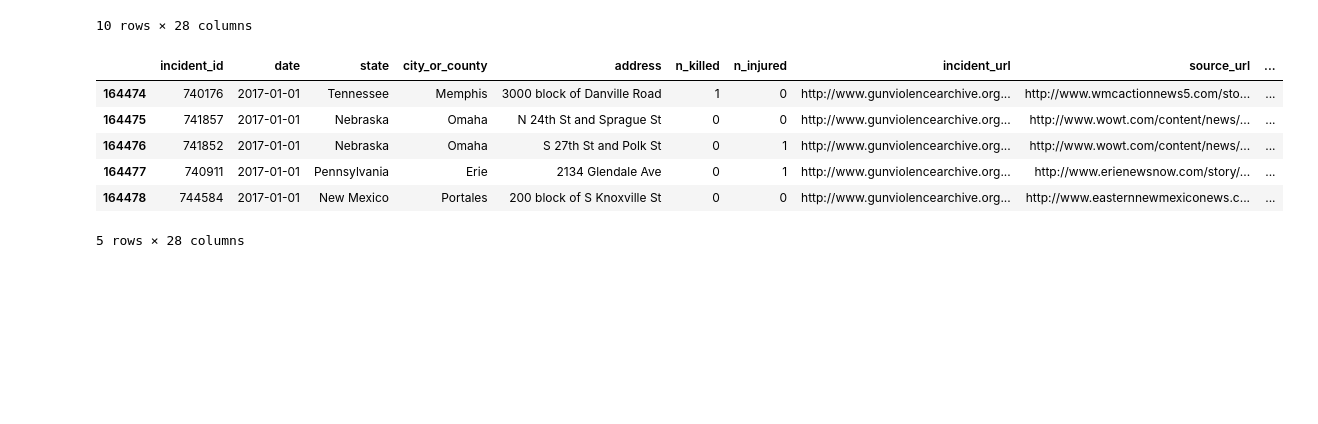
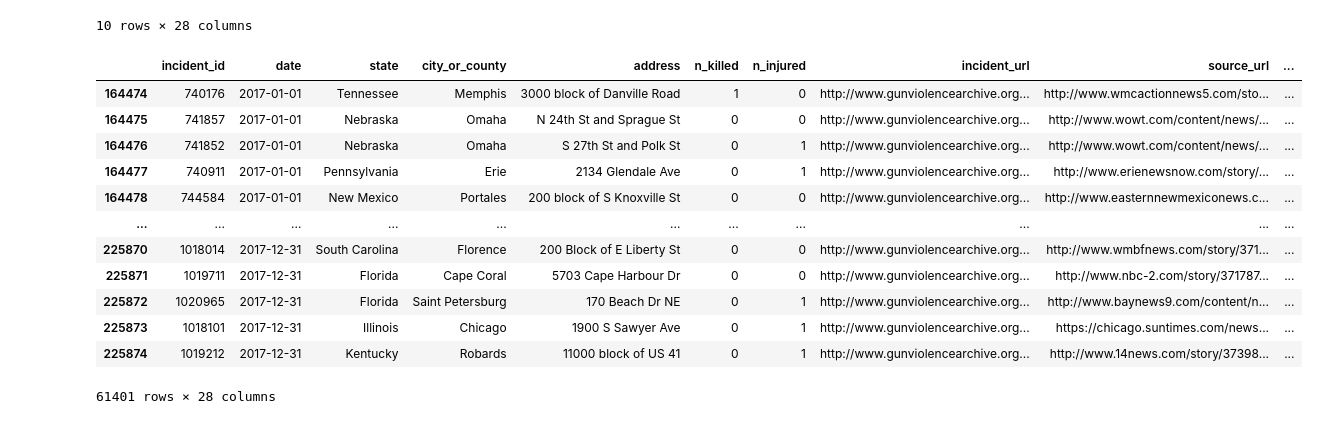
Before and after one commit to nvenkate-cyber/gun_shootings.github.io, a Jupyter notebook: Gun-Violence.ipynb, the cells around one changed output. Drawn from its saved outputs; the diff is of its cells as text; code cells hidden in the pictures; blank space fills up the shorter version.

```diff
--- a/Gun-Violence.ipynb
+++ b/Gun-Violence.ipynb
@@ -23,12 +23,19 @@ df.head(10)
 # %%
 df["date"] = pd.to_datetime(df["date"])
 df = df.iloc[164474:]
-df.head()
+df = df.iloc[:-13802]
+df
 # %% [output]
 |  | incident_id | date | state | city_or_county | address | n_killed | n_injured | incident_url | source_url | ... |
 | 164474 | 740176 | 2017-01-01 | Tennessee | Memphis | 3000 block of Danville Road | 1 | 0 | http://www.gunviolencearchive.org... | http://www.wmcactionnews5.com/sto... | ... |
 | 164475 | 741857 | 2017-01-01 | Nebraska | Omaha | N 24th St and Sprague St | 0 | 0 | http://www.gunviolencearchive.org... | http://www.wowt.com/content/news/... | ... |
 | 164476 | 741852 | 2017-01-01 | Nebraska | Omaha | S 27th St and Polk St | 0 | 1 | http://www.gunviolencearchive.org... | http://www.wowt.com/content/news/... | ... |
 | 164477 | 740911 | 2017-01-01 | Pennsylvania | Erie | 2134 Glendale Ave | 0 | 1 | http://www.gunviolencearchive.org... | http://www.erienewsnow.com/story/... | ... |
 | 164478 | 744584 | 2017-01-01 | New Mexico | Portales | 200 block of S Knoxville St | 0 | 0 | http://www.gunviolencearchive.org... | http://www.easternnewmexiconews.c... | ... |
+| ... | ... | ... | ... | ... | ... | ... | ... | ... | ... | ... |
+| 225870 | 1018014 | 2017-12-31 | South Carolina | Florence | 200 Block of E Liberty St | 0 | 0 | http://www.gunviolencearchive.org... | http://www.wmbfnews.com/story/371... | ... |
+| 225871 | 1019711 | 2017-12-31 | Florida | Cape Coral | 5703 Cape Harbour Dr | 0 | 0 | http://www.gunviolencearchive.org... | http://www.nbc-2.com/story/371787... | ... |
+| 225872 | 1020965 | 2017-12-31 | Florida | Saint Petersburg | 170 Beach Dr NE | 0 | 1 | http://www.gunviolencearchive.org... | http://www.baynews9.com/content/n... | ... |
+| 225873 | 1018101 | 2017-12-31 | Illinois | Chicago | 1900 S Sawyer Ave | 0 | 1 | http://www.gunviolencearchive.org... | https://chicago.suntimes.com/news... | ... |
+| 225874 | 1019212 | 2017-12-31 | Kentucky | Robards | 11000 block of US 41 | 0 | 1 | http://www.gunviolencearchive.org... | http://www.14news.com/story/37398... | ... |
-5 rows × 28 columns
+61401 rows × 28 columns
```
